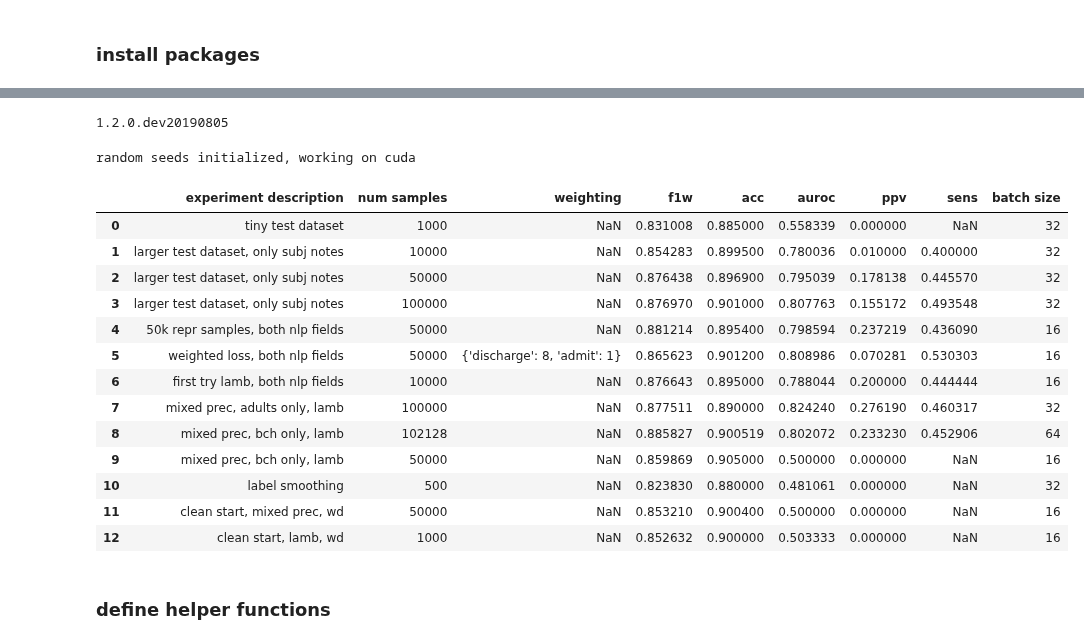
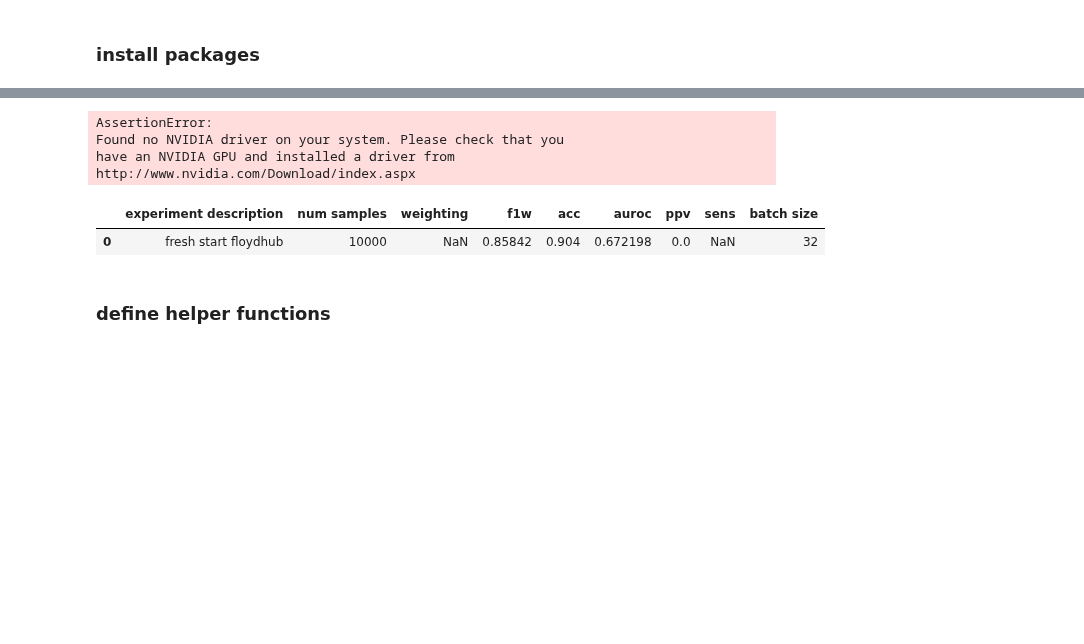
Before and after one commit to Jaskolk/ed-triage, a Jupyter notebook: clinical_biobert_v2.ipynb, the cells around one changed output, grey strips where cells are left out. Cells and saved outputs as stored; diff of their text form; code cells hidden in the pictures; blank space fills up the shorter version.

Commit message:
moving back to floyd hub

```diff
--- a/clinical_biobert_v2.ipynb
+++ b/clinical_biobert_v2.ipynb
@@ -64,47 +56,39 @@ import torch.nn.functional as F
-# %%
-print(torch.__version__)
-# %% [output]
-1.2.0.dev20190805
 # %%
 device = torch.device('cuda' if torch.cuda.is_available() else 'cpu')
 
-seed_val = 17
-random.seed(seed_val)
-np.random.seed(seed_val)
-torch.manual_seed(seed_val)
-torch.cuda.manual_seed_all(seed_val)
+#seed_val = 17
+#random.seed(seed_val)
+#np.random.seed(seed_val)
+#torch.manual_seed(seed_val)
+#torch.cuda.manual_seed_all(seed_val)
 
 
-print(f'random seeds initialized, working on {device}')
+print(f'working on {device}, GPU is a {torch.cuda.get_device_name()}')
+print(f'using pytorch version {torch.__version__}')
 # %% [output]
-random seeds initialized, working on cuda
+AssertionError:
+Found no NVIDIA driver on your system. Please check that you
+have an NVIDIA GPU and installed a driver from
+http://www.nvidia.com/Download/index.aspx
 # %%
 #getting the clinical biobert tokenizer
 tokenizer = BertTokenizer.from_pretrained("emilyalsentzer/Bio_ClinicalBERT")
+# %%
+#set directories
+data_dir = '/floyd/home/data/'
+model_dir = '/floyd/home/models/'
 # %%
 #loads result dataframe or initializes an empty one
 try:
-  results_df = pd.read_csv('/content/drive/My Drive/ML_data/results.csv', index_col = 0)
+    results_df = pd.read_csv(data_dir + 'results.csv', index_col = 0)
 except:
-  results_df = pd.DataFrame(columns = ['experiment description', 'num samples', 'weighting', 'f1w', 'acc', 'auroc', 'ppv', 'sens', 'batch size'])
+    results_df = pd.DataFrame(columns = ['experiment description', 'num samples', 'weighting', 'f1w', 'acc', 'auroc', 'ppv', 'sens', 'batch size'])
 
 results_df.index = list(range(len(results_df)))   #to clean the index
 results_df
 # %% [output]
 |  | experiment description | num samples | weighting | f1w | acc | auroc | ppv | sens | batch size |
-| 0 | tiny test dataset | 1000 | NaN | 0.831008 | 0.885000 | 0.558339 | 0.000000 | NaN | 32 |
-| 1 | larger test dataset, only subj notes | 10000 | NaN | 0.854283 | 0.899500 | 0.780036 | 0.010000 | 0.400000 | 32 |
-| 2 | larger test dataset, only subj notes | 50000 | NaN | 0.876438 | 0.896900 | 0.795039 | 0.178138 | 0.445570 | 32 |
-| 3 | larger test dataset, only subj notes | 100000 | NaN | 0.876970 | 0.901000 | 0.807763 | 0.155172 | 0.493548 | 32 |
-| 4 | 50k repr samples, both nlp fields | 50000 | NaN | 0.881214 | 0.895400 | 0.798594 | 0.237219 | 0.436090 | 16 |
-| 5 | weighted loss, both nlp fields | 50000 | {'discharge': 8, 'admit': 1} | 0.865623 | 0.901200 | 0.808986 | 0.070281 | 0.530303 | 16 |
-| 6 | first try lamb, both nlp fields | 10000 | NaN | 0.876643 | 0.895000 | 0.788044 | 0.200000 | 0.444444 | 16 |
-| 7 | mixed prec, adults only, lamb | 100000 | NaN | 0.877511 | 0.890000 | 0.824240 | 0.276190 | 0.460317 | 32 |
-| 8 | mixed prec, bch only, lamb | 102128 | NaN | 0.885827 | 0.900519 | 0.802072 | 0.233230 | 0.452906 | 64 |
-| 9 | mixed prec, bch only, lamb | 50000 | NaN | 0.859869 | 0.905000 | 0.500000 | 0.000000 | NaN | 16 |
-| 10 | label smoothing | 500 | NaN | 0.823830 | 0.880000 | 0.481061 | 0.000000 | NaN | 32 |
-| 11 | clean start, mixed prec, wd | 50000 | NaN | 0.853210 | 0.900400 | 0.500000 | 0.000000 | NaN | 16 |
-| 12 | clean start, lamb, wd | 1000 | NaN | 0.852632 | 0.900000 | 0.503333 | 0.000000 | NaN | 16 |
+| 0 | fresh start floydhub | 10000 | NaN | 0.85842 | 0.904 | 0.672198 | 0.0 | NaN | 32 |
 # %% [markdown]
 ### define helper functions
 # %%
```
Also changed, not shown: parts of 31 cells of this notebook, 16 other files.
